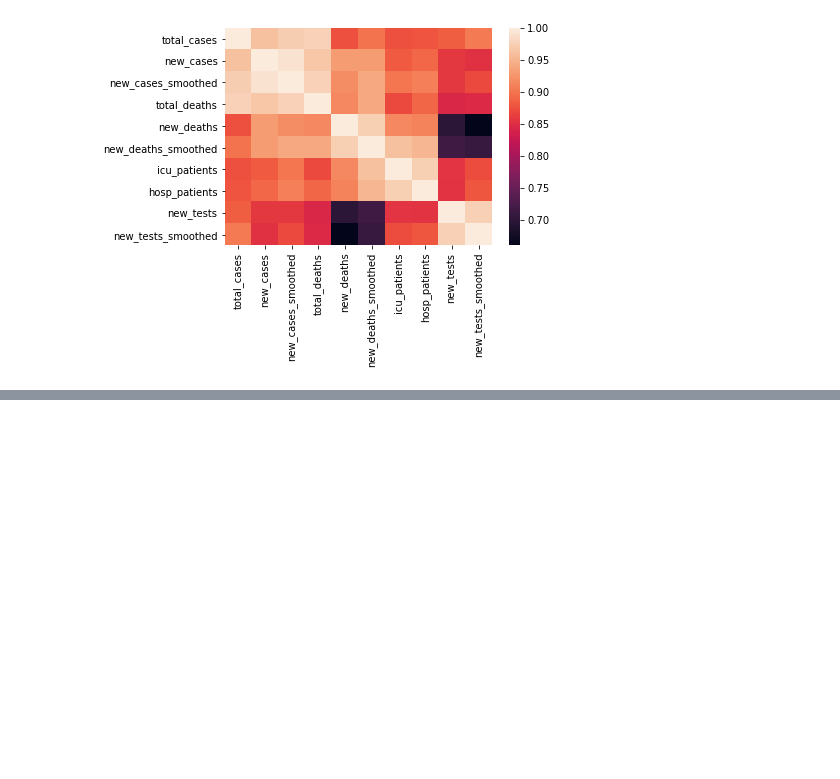
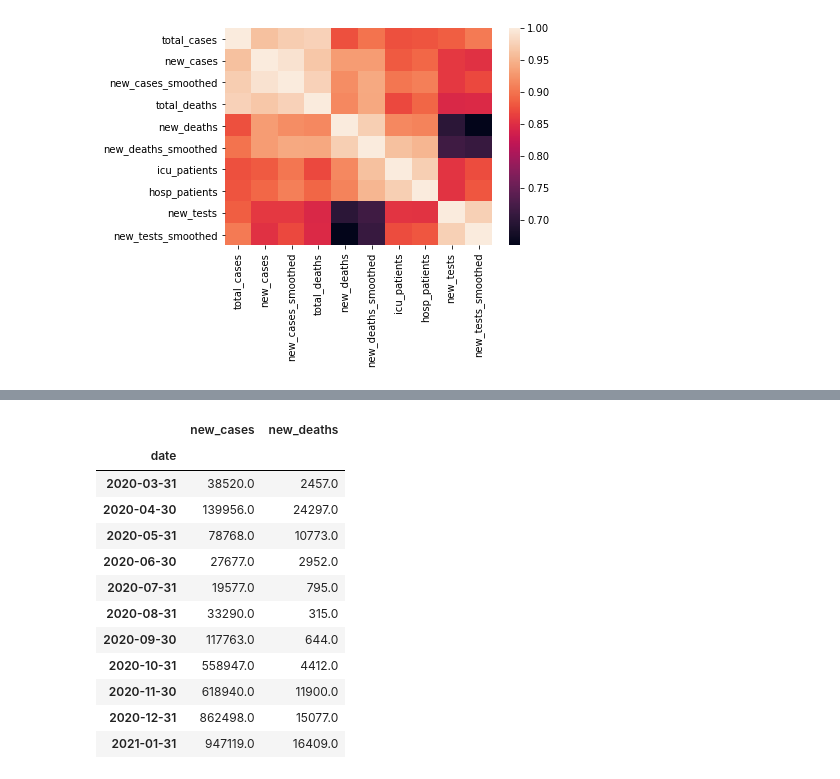
Before and after one commit to AriadnaPuigventos/GroupD_Covid19, a Jupyter notebook: notebooks/Javier.ipynb, the cells around one changed output, grey strips where cells are left out. Drawn from its saved outputs; the diff is of its cells as text; code cells hidden in the pictures; blank space fills up the shorter version.

```diff
--- a/notebooks/Javier.ipynb
+++ b/notebooks/Javier.ipynb
@@ -431,0 +443,18 @@ for a in list('ABC'):
+# %%
+gbr2_0['date']= pd.to_datetime(gbr2_0['date'])
+gbr4_0=gbr2_0.groupby(pd.Grouper(key='date', freq='1M')).sum()
+gbr4_0
+# %% [output]
+|  | new_cases | new_deaths |
+| date |  |  |
+| 2020-03-31 | 38520.0 | 2457.0 |
+| 2020-04-30 | 139956.0 | 24297.0 |
+| 2020-05-31 | 78768.0 | 10773.0 |
+| 2020-06-30 | 27677.0 | 2952.0 |
+| 2020-07-31 | 19577.0 | 795.0 |
+| 2020-08-31 | 33290.0 | 315.0 |
+| 2020-09-30 | 117763.0 | 644.0 |
+| 2020-10-31 | 558947.0 | 4412.0 |
+| 2020-11-30 | 618940.0 | 11900.0 |
+| 2020-12-31 | 862498.0 | 15077.0 |
+| 2021-01-31 | 947119.0 | 16409.0 |
```
Also changed, not shown: parts of 5 cells of this notebook, 4 other files.
